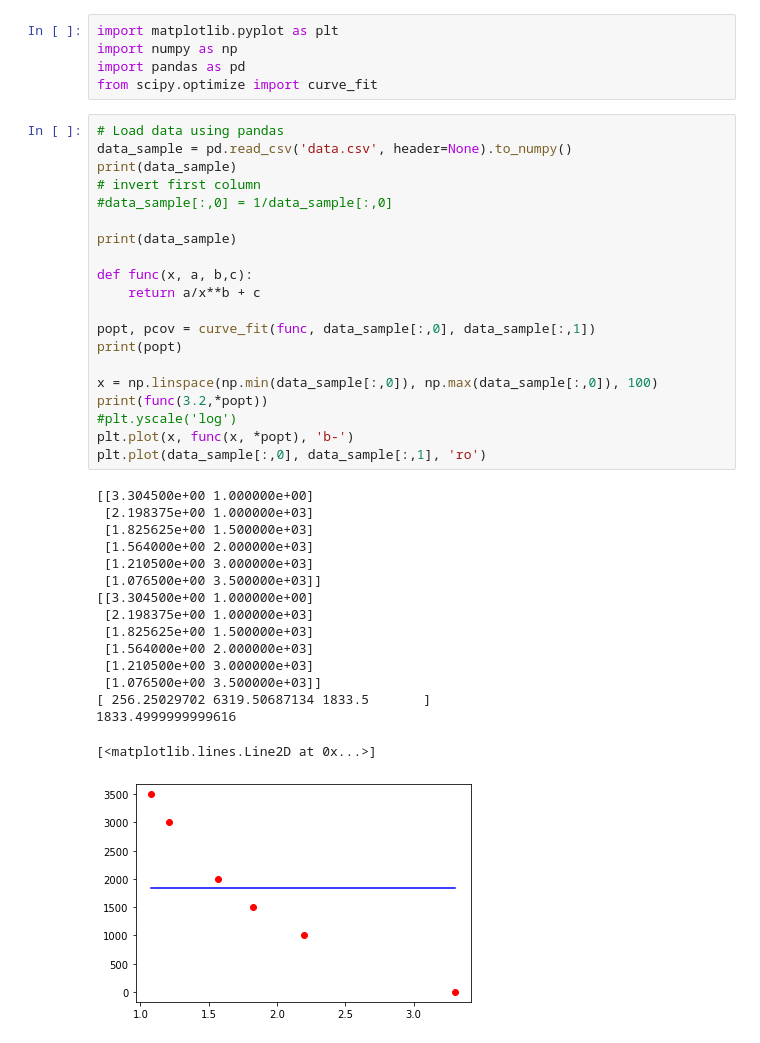
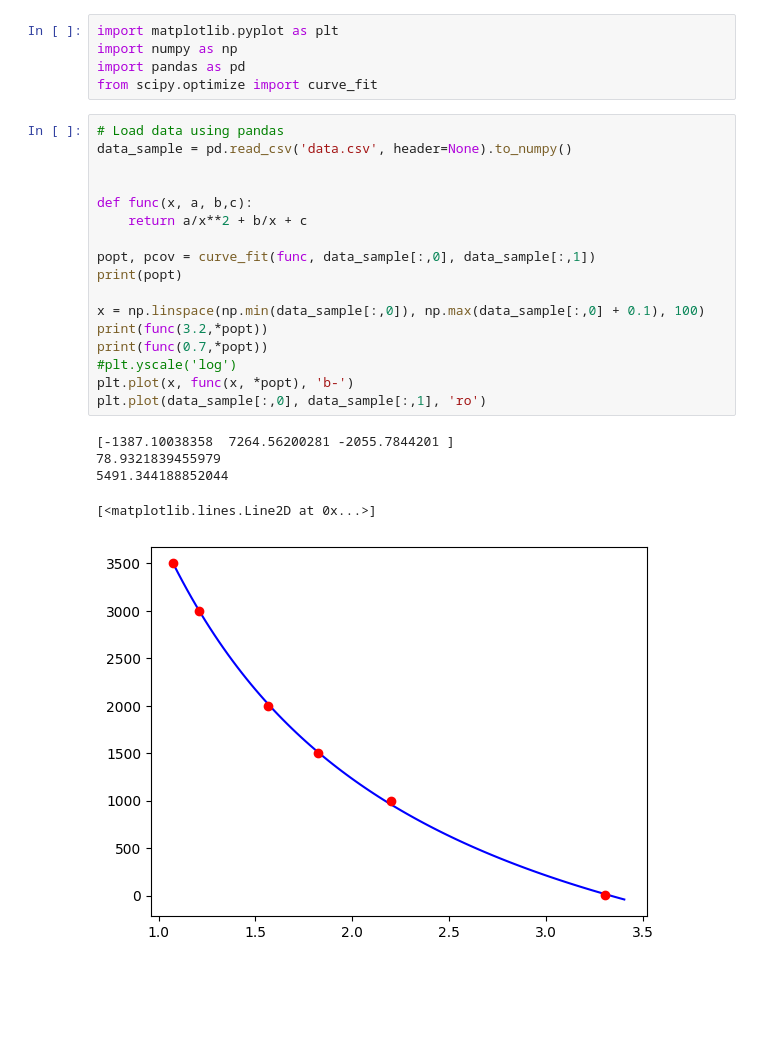
Before and after one commit to MalauD/TIPE2022, a Jupyter notebook: Code/Notebooks/gradient_descent.ipynb, the cells around one changed output. Cells and saved outputs as stored; diff of their text form; blank space fills up the shorter version.

```diff
--- a/Code/Notebooks/gradient_descent.ipynb
+++ b/Code/Notebooks/gradient_descent.ipynb
@@ -6,38 +6,24 @@ from scipy.optimize import curve_fit
 # %%
 # Load data using pandas
 data_sample = pd.read_csv('data.csv', header=None).to_numpy()
-print(data_sample)
-# invert first column
-#data_sample[:,0] = 1/data_sample[:,0]
 
-print(data_sample)
 
 def func(x, a, b,c):
-    return a/x**b + c
+    return a/x**2 + b/x + c
 
 popt, pcov = curve_fit(func, data_sample[:,0], data_sample[:,1])
 print(popt)
 
-x = np.linspace(np.min(data_sample[:,0]), np.max(data_sample[:,0]), 100)
+x = np.linspace(np.min(data_sample[:,0]), np.max(data_sample[:,0] + 0.1), 100)
 print(func(3.2,*popt))
+print(func(0.7,*popt))
 #plt.yscale('log')
 plt.plot(x, func(x, *popt), 'b-')
 plt.plot(data_sample[:,0], data_sample[:,1], 'ro')
 # %% [output]
-[[3.304500e+00 1.000000e+00]
- [2.198375e+00 1.000000e+03]
- [1.825625e+00 1.500000e+03]
- [1.564000e+00 2.000000e+03]
- [1.210500e+00 3.000000e+03]
- [1.076500e+00 3.500000e+03]]
-[[3.304500e+00 1.000000e+00]
- [2.198375e+00 1.000000e+03]
- [1.825625e+00 1.500000e+03]
- [1.564000e+00 2.000000e+03]
- [1.210500e+00 3.000000e+03]
- [1.076500e+00 3.500000e+03]]
-[ 256.25029702 6319.50687134 1833.5       ]
-1833.4999999999616
+[-1387.10038358  7264.56200281 -2055.7844201 ]
+78.9321839455979
+5491.344188852044
 [<matplotlib.lines.Line2D at 0x...>]
-[figure, old version]
+[figure, new version]
 # %%
```
Also changed, not shown: parts of 1 cell of this notebook, 1 other file.
